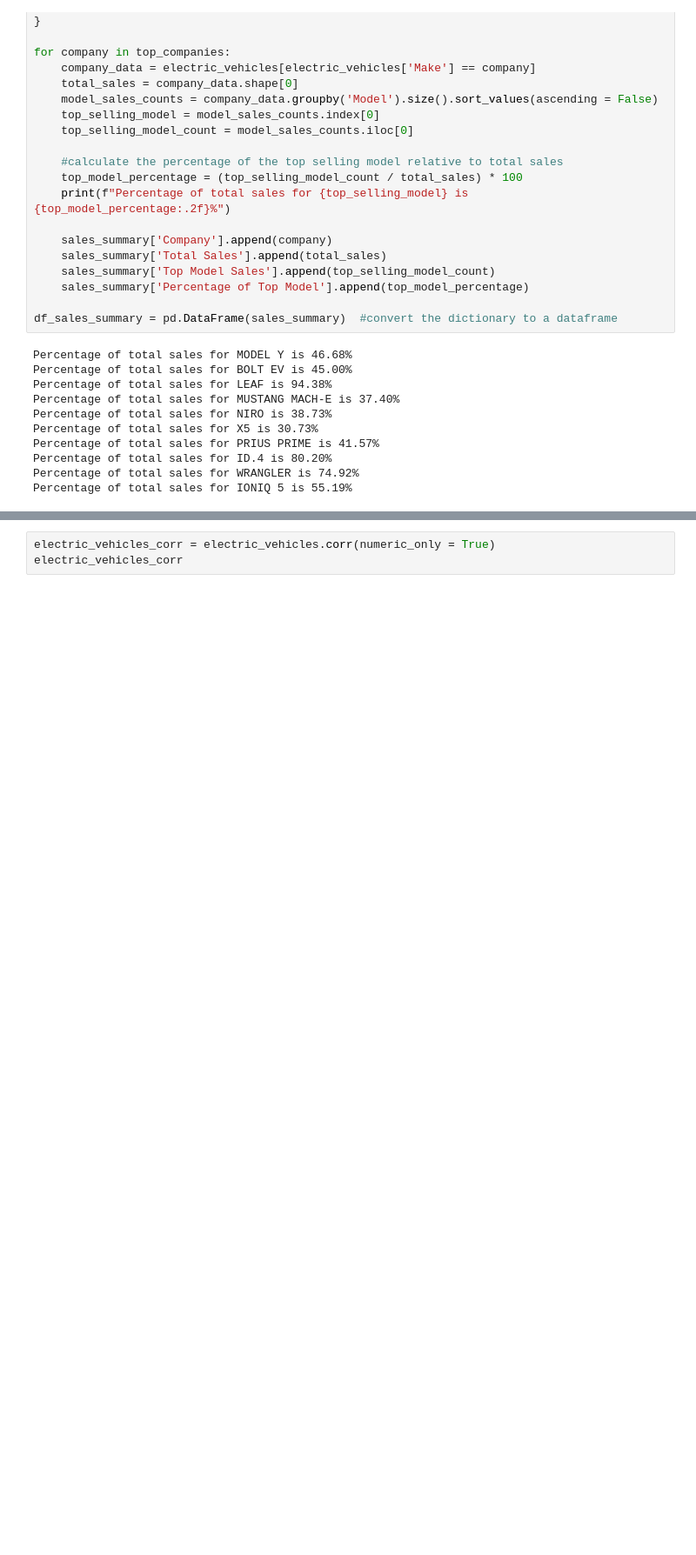
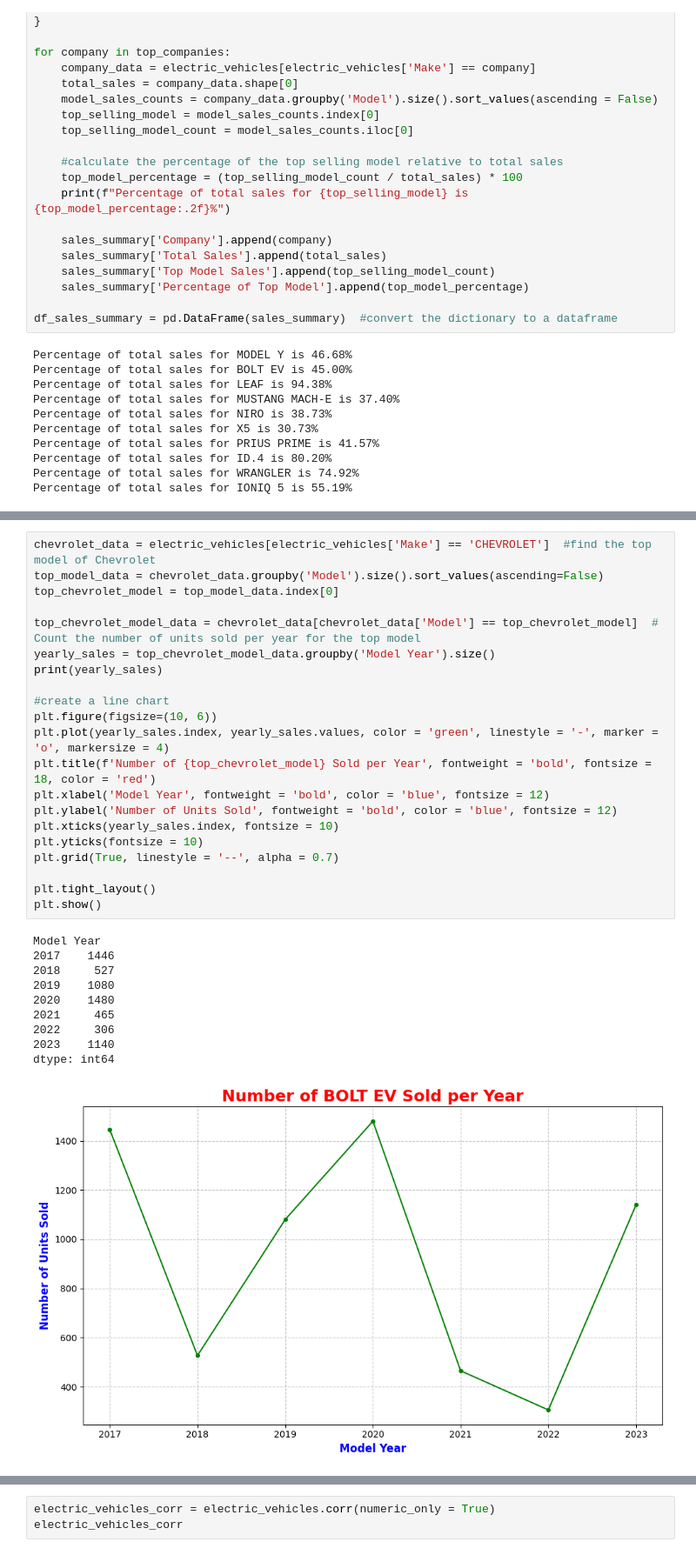
Before and after one commit to letizialanza01/Electric_Vehicles_Project, a Jupyter notebook: Electric_Vehicles_Project.ipynb, the cells around one changed output, grey strips where cells are left out. Shown at 87% size. Cells and saved outputs as stored; diff of their text form; blank space fills up the shorter version.

```diff
--- a/Electric_Vehicles_Project.ipynb
+++ b/Electric_Vehicles_Project.ipynb
@@ -347,0 +397,32 @@ print(top_models_df)
+# %%
+chevrolet_data = electric_vehicles[electric_vehicles['Make'] == 'CHEVROLET']  #find the top model of Chevrolet
+top_model_data = chevrolet_data.groupby('Model').size().sort_values(ascending=False)
+top_chevrolet_model = top_model_data.index[0]
+
+top_chevrolet_model_data = chevrolet_data[chevrolet_data['Model'] == top_chevrolet_model]  # Count the number of units sold per year for the top model
+yearly_sales = top_chevrolet_model_data.groupby('Model Year').size()
+print(yearly_sales)
+
+#create a line chart
+plt.figure(figsize=(10, 6))
+plt.plot(yearly_sales.index, yearly_sales.values, color = 'green', linestyle = '-', marker = 'o', markersize = 4)
+plt.title(f'Number of {top_chevrolet_model} Sold per Year', fontweight = 'bold', fontsize = 18, color = 'red')
+plt.xlabel('Model Year', fontweight = 'bold', color = 'blue', fontsize = 12)
+plt.ylabel('Number of Units Sold', fontweight = 'bold', color = 'blue', fontsize = 12)
+plt.xticks(yearly_sales.index, fontsize = 10)
+plt.yticks(fontsize = 10)
+plt.grid(True, linestyle = '--', alpha = 0.7)
+
+plt.tight_layout()
+plt.show()
+# %% [output]
+Model Year
+2017    1446
+2018     527
+2019    1080
+2020    1480
+2021     465
+2022     306
+2023    1140
+dtype: int64
+[figure, added]
```
Also changed, not shown: parts of 13 cells of this notebook.
